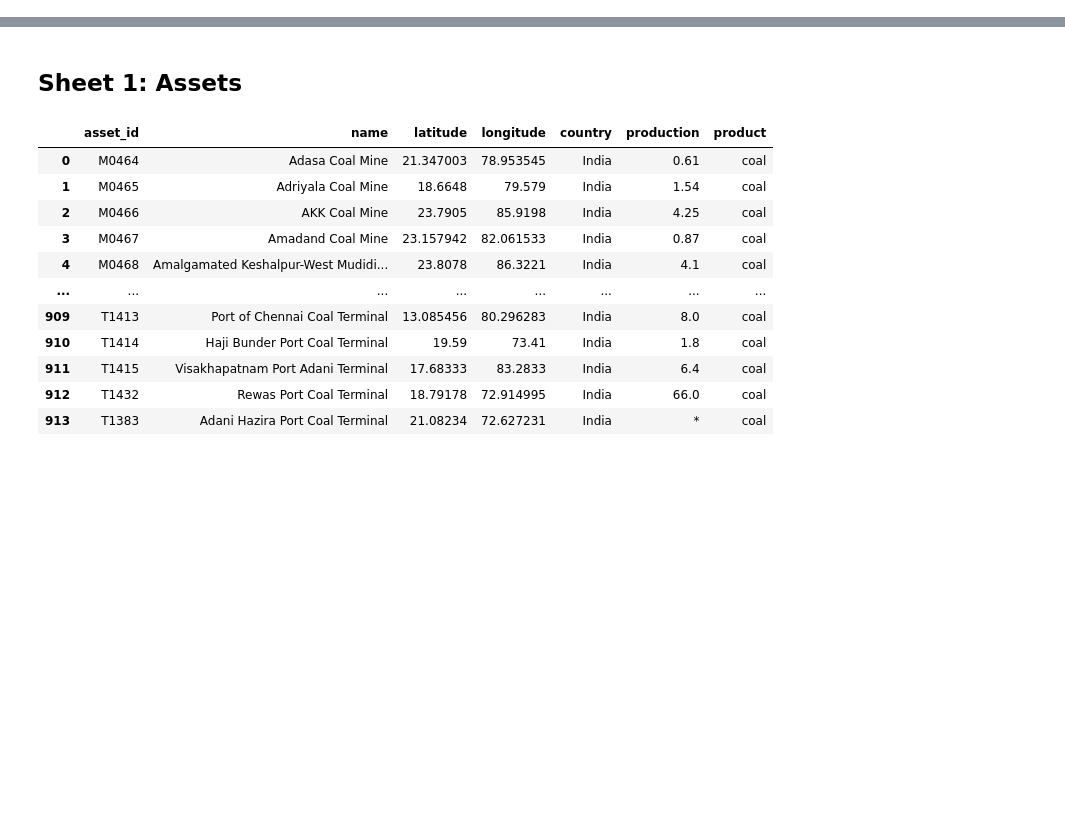
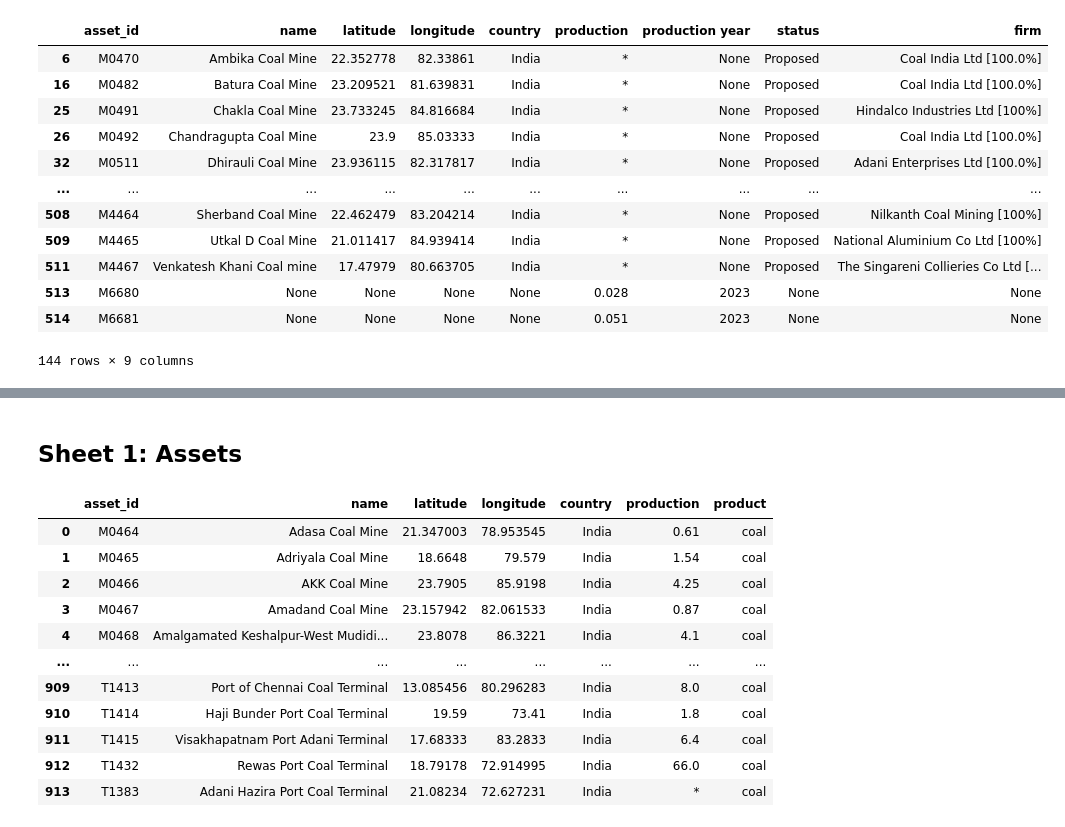
Before and after one commit to yingtian1/Thesis_2425, a Jupyter notebook: Preprocessing_mine.ipynb, the cells around one changed output, grey strips where cells are left out. Saved outputs shown, nothing was run; the diff lists cells and outputs as text; code cells hidden in the pictures; blank space fills up the shorter version.

```diff
--- a/Preprocessing_mine.ipynb
+++ b/Preprocessing_mine.ipynb
@@ -38,0 +137,17 @@ terminal = terminal[terminal['country'] == 'India']
+# %%
+mine_filtered = mine_merged[mine_merged.isna().any(axis=1)]
+mine_filtered
+# %% [output]
+|  | asset_id | name | latitude | longitude | country | production | production year | status | firm |
+| 6 | M0470 | Ambika Coal Mine | 22.352778 | 82.33861 | India | * | None | Proposed | Coal India Ltd [100.0%] |
+| 16 | M0482 | Batura Coal Mine | 23.209521 | 81.639831 | India | * | None | Proposed | Coal India Ltd [100.0%] |
+| 25 | M0491 | Chakla Coal Mine | 23.733245 | 84.816684 | India | * | None | Proposed | Hindalco Industries Ltd [100%] |
+| 26 | M0492 | Chandragupta Coal Mine | 23.9 | 85.03333 | India | * | None | Proposed | Coal India Ltd [100.0%] |
+| 32 | M0511 | Dhirauli Coal Mine | 23.936115 | 82.317817 | India | * | None | Proposed | Adani Enterprises Ltd [100.0%] |
+| ... | ... | ... | ... | ... | ... | ... | ... | ... | ... |
+| 508 | M4464 | Sherband Coal Mine | 22.462479 | 83.204214 | India | * | None | Proposed | Nilkanth Coal Mining [100%] |
+| 509 | M4465 | Utkal D Coal Mine | 21.011417 | 84.939414 | India | * | None | Proposed | National Aluminium Co Ltd [100%] |
+| 511 | M4467 | Venkatesh Khani Coal mine | 17.47979 | 80.663705 | India | * | None | Proposed | The Singareni Collieries Co Ltd [... |
+| 513 | M6680 | None | None | None | None | 0.028 | 2023 | None | None |
+| 514 | M6681 | None | None | None | None | 0.051 | 2023 | None | None |
+144 rows × 9 columns
```
Also changed, not shown: parts of 18 cells of this notebook, 2 other files.
